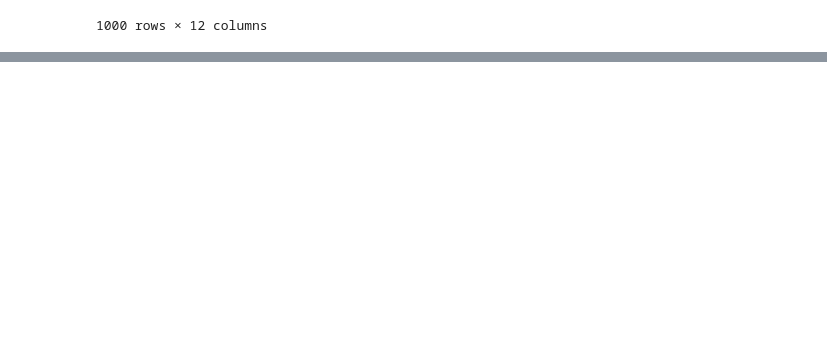
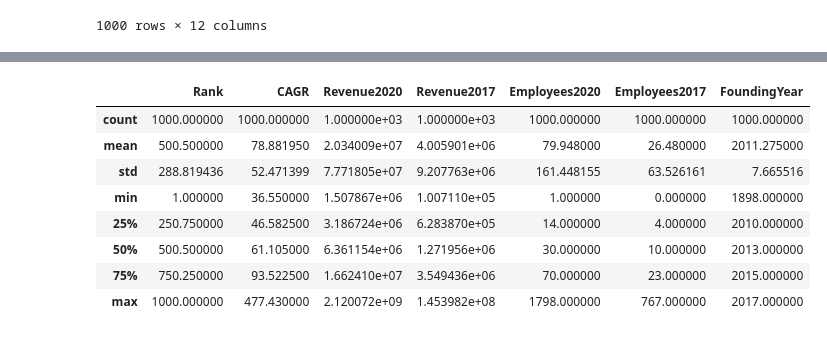
Before and after one commit to ubco-W2022T2-data301/project-group43, a Jupyter notebook: analysis/analysis1.ipynb, the cells around one changed output, grey strips where cells are left out. Saved outputs shown, nothing was run; the diff lists cells and outputs as text; code cells hidden in the pictures; blank space fills up the shorter version.

```diff
--- a/analysis/analysis1.ipynb
+++ b/analysis/analysis1.ipynb
@@ -32,0 +85,12 @@ pd.read_csv("../data/raw/FT1000.csv")
+# %%
+df.describe()
+# %% [output]
+|  | Rank | CAGR | Revenue2020 | Revenue2017 | Employees2020 | Employees2017 | FoundingYear |
+| count | 1000.000000 | 1000.000000 | 1.000000e+03 | 1.000000e+03 | 1000.000000 | 1000.000000 | 1000.000000 |
+| mean | 500.500000 | 78.881950 | 2.034009e+07 | 4.005901e+06 | 79.948000 | 26.480000 | 2011.275000 |
+| std | 288.819436 | 52.471399 | 7.771805e+07 | 9.207763e+06 | 161.448155 | 63.526161 | 7.665516 |
+| min | 1.000000 | 36.550000 | 1.507867e+06 | 1.007110e+05 | 1.000000 | 0.000000 | 1898.000000 |
+| 25% | 250.750000 | 46.582500 | 3.186724e+06 | 6.283870e+05 | 14.000000 | 4.000000 | 2010.000000 |
+| 50% | 500.500000 | 61.105000 | 6.361154e+06 | 1.271956e+06 | 30.000000 | 10.000000 | 2013.000000 |
+| 75% | 750.250000 | 93.522500 | 1.662410e+07 | 3.549436e+06 | 70.000000 | 23.000000 | 2015.000000 |
+| max | 1000.000000 | 477.430000 | 2.120072e+09 | 1.453982e+08 | 1798.000000 | 767.000000 | 2017.000000 |
```
Also changed, not shown: parts of 7 cells of this notebook, 4 other files.
